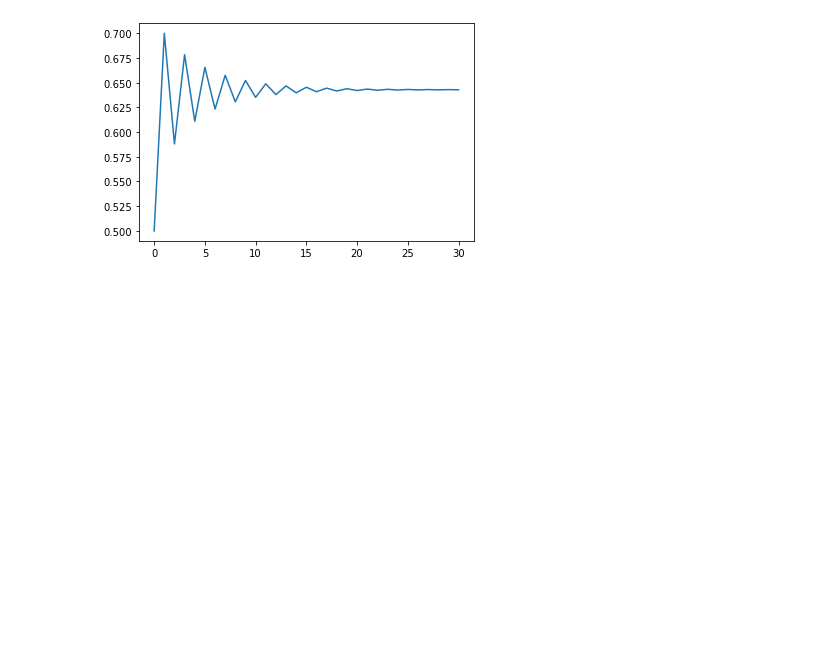
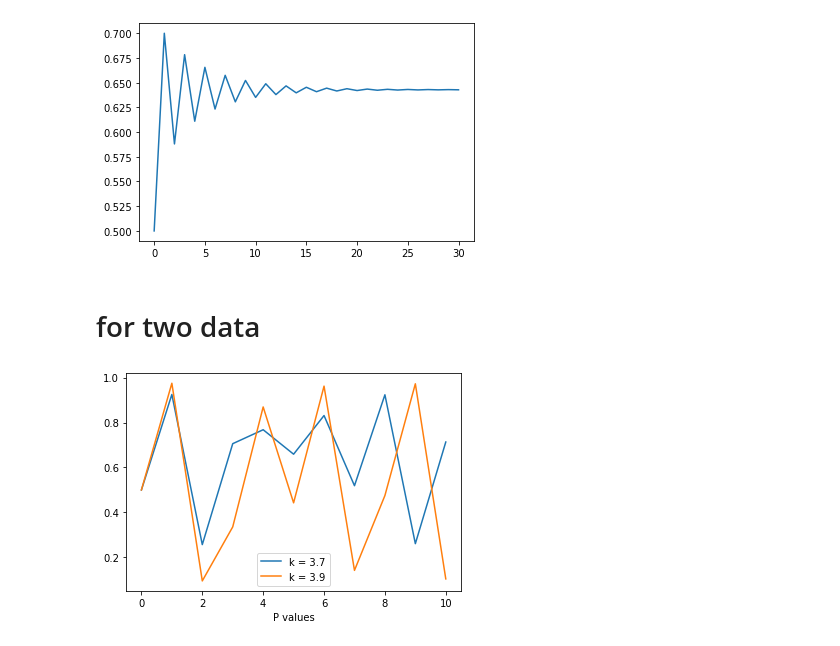
Before and after one commit to Dhiraj987/ML-Practices, a Jupyter notebook: calc2-tutoring-help.ipynb, the cells around one changed output. Cells and saved outputs as stored; diff of their text form; code cells hidden in the pictures; blank space fills up the shorter version.

```diff
--- a/calc2-tutoring-help.ipynb
+++ b/calc2-tutoring-help.ipynb
@@ -16,3 +16,29 @@ plt.plot(p1)
 # %% [output]
 [<matplotlib.lines.Line2D at 0x...>]
 [figure]
+# %% [markdown]
+# for two data
+# %%
+# 'p1' with 'k1'
+p1 = [0.5]
+# 'p2' with 'k2'
+p2 = [0.5]
+k1 = 3.7
+k2 = 3.9
+# %%
+# Calulating 30 terms for 'p1' and 'p2'
+for i in range(10):
+   P1next = k1*p1[-1]*(1-p1[-1])
+   p1.append(P1next)
+   P2next = k2*p2[-1]*(1-p2[-1])
+   p2.append(P2next)
+# %%
+# Plotting graph for 30 terms
+plt.plot(p1)
+plt.plot(p2)
+plt.xlabel('P values')
+# Setting legend in graph
+plt.legend(["k = "+str(k1), "k = "+str(k2)])
+plt.show()
+# %% [output]
+[figure, added]
```
